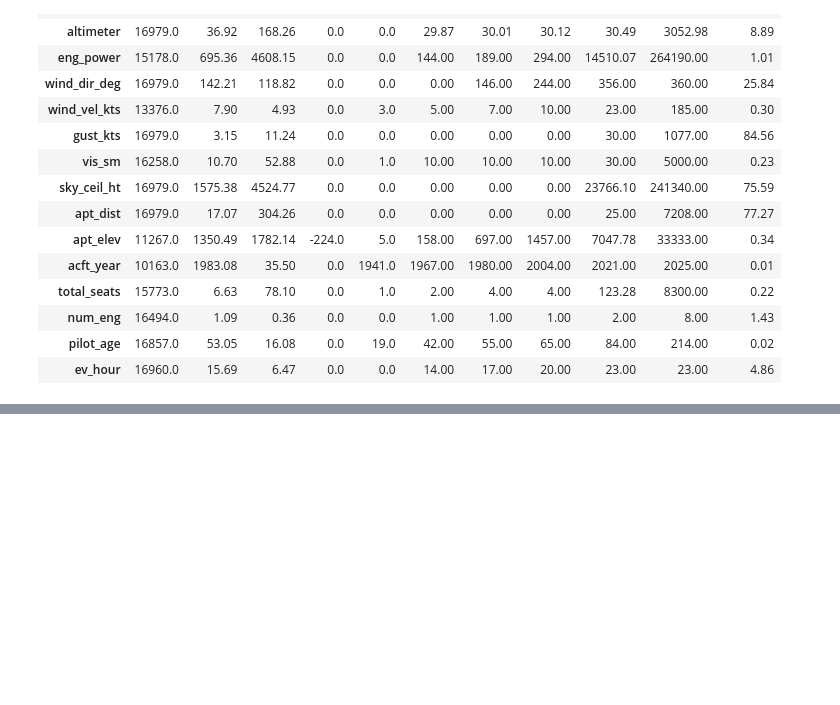
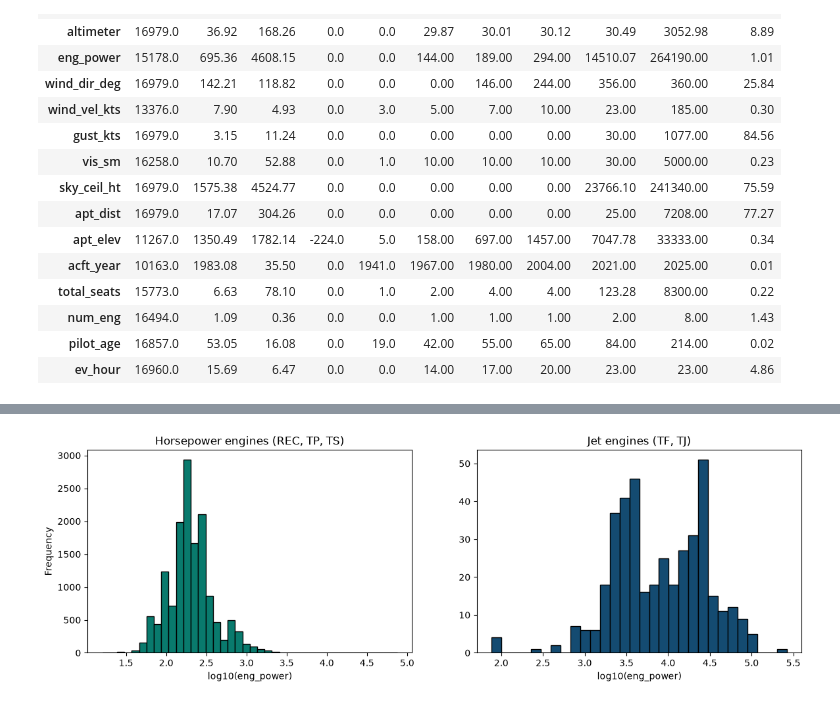
Before and after one commit to martim-dot/ML_Project, a Jupyter notebook: primeiraparte.ipynb, the cells around one changed output, grey strips where cells are left out. Cells and saved outputs as stored; diff of their text form; code cells hidden in the pictures; blank space fills up the shorter version.

```diff
--- a/primeiraparte.ipynb
+++ b/primeiraparte.ipynb
@@ -1417,0 +1751,20 @@ The mean, standard deviation and maximum confirm that the impossible values are
+# %%
+hp = learn.loc[learn["eng_type"].isin(["REC", "TP", "TS"]) & (learn["eng_power"] > 0), "eng_power"]
+thrust = learn.loc[learn["eng_type"].isin(["TF", "TJ"]) & (learn["eng_power"] > 0), "eng_power"]
+
+plt.figure(figsize=(14, 4))
+
+plt.subplot(1, 2, 1)
+plt.hist(np.log10(hp), bins=40, color="#097a6d", edgecolor="black")
+plt.title("Horsepower engines (REC, TP, TS)")
+plt.xlabel("log10(eng_power)")
+plt.ylabel("Frequency")
+
+plt.subplot(1, 2, 2)
+plt.hist(np.log10(thrust), bins=30, color="#144b71", edgecolor="black")
+plt.title("Jet engines (TF, TJ)")
+plt.xlabel("log10(eng_power)")
+
+plt.show()
+# %% [output]
+[figure, added]
```
Also changed, not shown: parts of 79 cells of this notebook.
